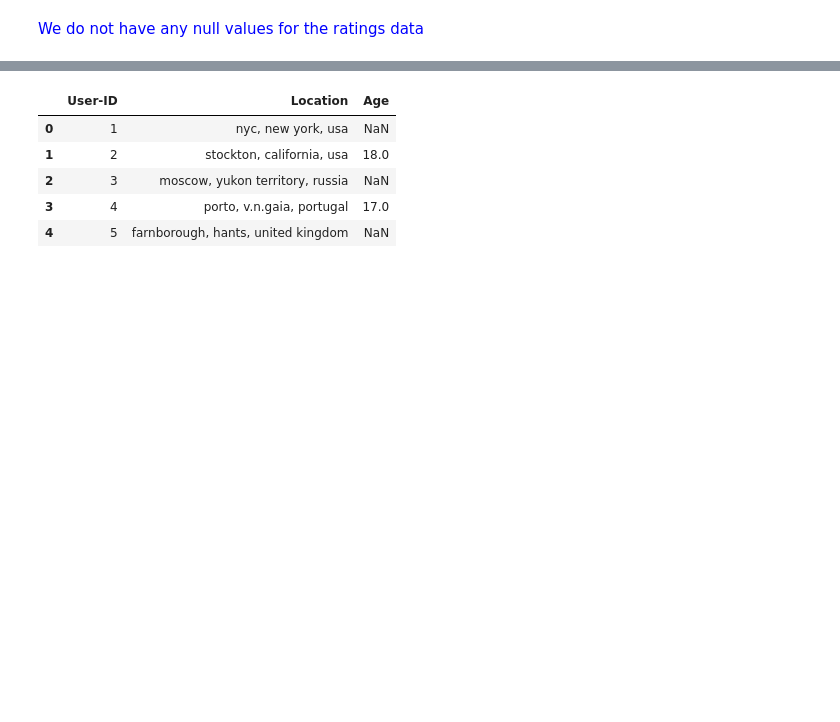
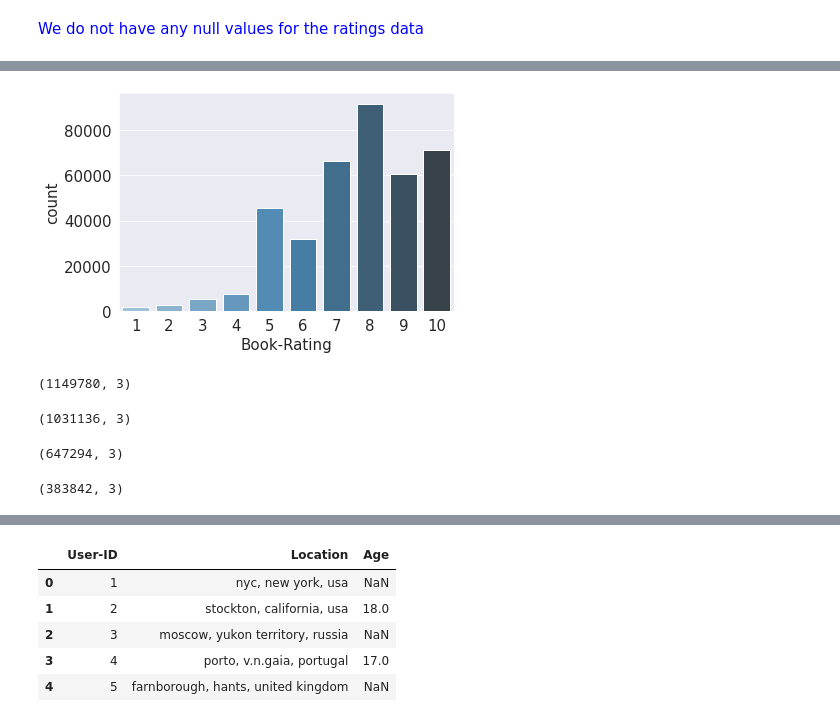
Before and after one commit to Kaizensk/Book-Recommender-System, a Jupyter notebook: ShwetaKumari_Book_Recommendation.ipynb, the cells around one changed output, grey strips where cells are left out. Cells and saved outputs as stored; diff of their text form; code cells hidden in the pictures; blank space fills up the shorter version.

```diff
--- a/ShwetaKumari_Book_Recommendation.ipynb
+++ b/ShwetaKumari_Book_Recommendation.ipynb
@@ -122,0 +185,5 @@ dtype: int64
+# %%
+dfbooks.loc[dfbooks.ISBN == '9627982032','Book-Author'] = "David Tait"
+# %%
+dfbooks.loc[dfbooks.ISBN == '193169656X','Publisher'] = "Novelbooks Inc"
+dfbooks.loc[dfbooks.ISBN == '1931696993','Publisher'] = "Bantam"
@@ -166,0 +259,27 @@ dtype: int64
+# %%
+unique_ratings = dfratings[dfratings.ISBN.isin(dfbooks.ISBN)]
+# %%
+ratings_explicit= unique_ratings[unique_ratings['Book-Rating'] != 0]
+ratings_implicit= unique_ratings[unique_ratings['Book-Rating'] == 0]
+# %%
+sns.set_style('darkgrid')
+sns.countplot(data= ratings_explicit , x='Book-Rating', palette="Blues_d")
+plt.show()
+# %% [output]
+[figure, added]
+# %%
+dfratings.shape
+# %% [output]
+(1149780, 3)
+# %%
+unique_ratings.shape
+# %% [output]
+(1031136, 3)
+# %%
+ratings_implicit.shape
+# %% [output]
+(647294, 3)
+# %%
+ratings_explicit.shape
+# %% [output]
+(383842, 3)
```
Also changed, not shown: parts of 64 cells of this notebook.
